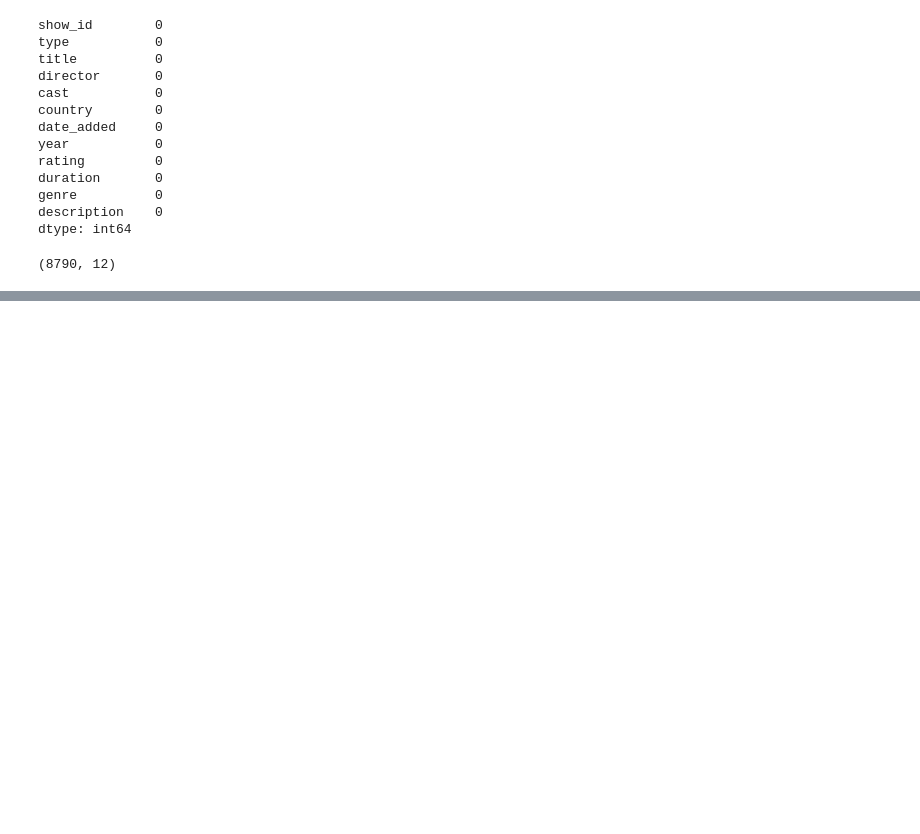
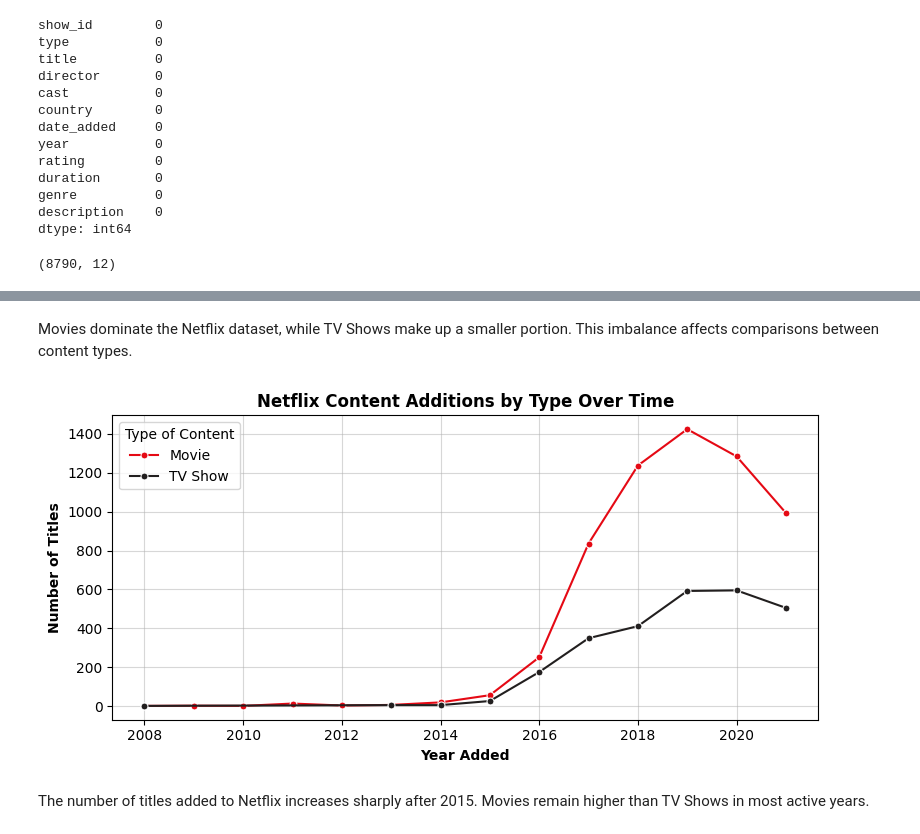
Before and after one commit to berkaygirgin/netflix-content-evolution-analysis, a Jupyter notebook: notebooks/netflix_content_evolution_analysis.ipynb, the cells around one changed output, grey strips where cells are left out. Cells and saved outputs as stored; diff of their text form; code cells hidden in the pictures; blank space fills up the shorter version.

```diff
--- a/notebooks/netflix_content_evolution_analysis.ipynb
+++ b/notebooks/netflix_content_evolution_analysis.ipynb
@@ -138,0 +156,18 @@ df["month"] = df["date_added"].dt.month
+# %% [markdown]
+Movies dominate the Netflix dataset, while TV Shows make up a smaller portion. This imbalance affects comparisons between content types.
+# %%
+content_release_by_type = df[df["year_added"] >= 2000][["year_added", "type"]].value_counts().sort_index().reset_index()
+
+plt.figure(figsize=(8, 4))
+sns.lineplot(data=content_release_by_type, x="year_added", y="count", hue="type", palette=netflix_palette, marker="o", markersize=5, errorbar=None)
+plt.title("Netflix Content Additions by Type Over Time", fontsize=12, fontweight="bold")
+plt.xlabel("Year Added", fontsize=10, fontweight="bold")
+plt.ylabel("Number of Titles", fontsize=10, fontweight="bold")
+plt.grid(alpha=0.5)
+plt.legend().set_title("Type of Content")
+plt.tight_layout()
+plt.show()
+# %% [output]
+[figure, added]
+# %% [markdown]
+The number of titles added to Netflix increases sharply after 2015. Movies remain higher than TV Shows in most active years.
```
Also changed, not shown: parts of 18 cells of this notebook.
